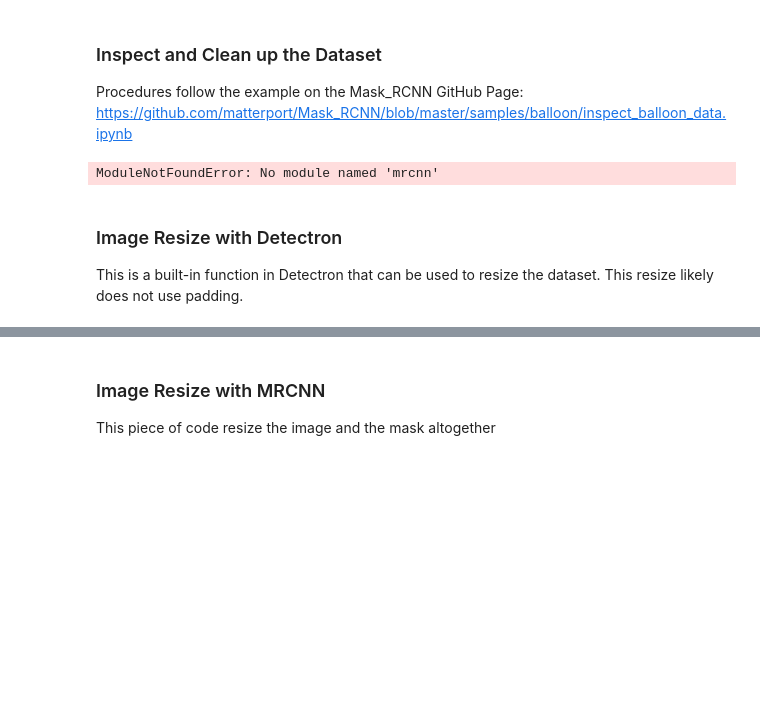
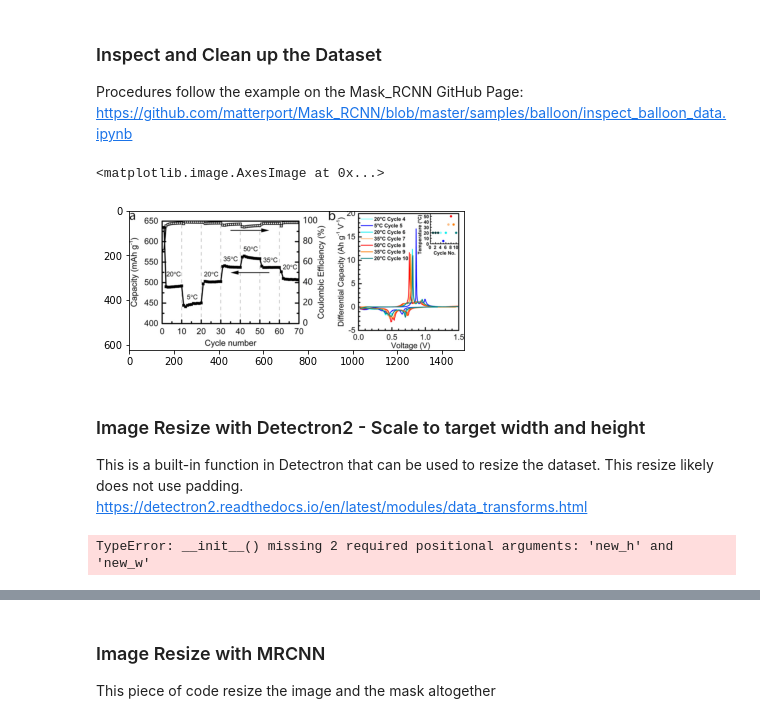
Before and after one commit to DataYoink/DataYoink, a Jupyter notebook: DorisNotebook.ipynb, the cells around one changed output, grey strips where cells are left out. Saved outputs shown, nothing was run; the diff lists cells and outputs as text; code cells hidden in the pictures; blank space fills up the shorter version.

Commit message:
updated image scaling scripts

```diff
--- a/DorisNotebook.ipynb
+++ b/DorisNotebook.ipynb
@@ -17,12 +17,10 @@ import matplotlib.pyplot as plt
 import matplotlib.patches as patches
 import matplotlib.lines as lines
 from matplotlib.patches import Polygon
-
+import PIL
+from PIL import Image
 """
-Need to Install mrcnn and detectron2
-"""
-
-import detectron2
+Need to Install mrcnn
 
 # Root directory of the project
 ROOT_DIR = os.path.abspath("../../")
@@ -35,10 +33,30 @@ import mrcnn.model as modellib
 from mrcnn.model import log
 
 from samples.balloon import balloon
+"""
+import matplotlib.image as mpimg
+
+import detectron2
+import detectron2.data.transforms as T
+from detectron2.data import DatasetMapper
+
+
 
 %matplotlib inline
-# %% [output]
-ModuleNotFoundError: No module named 'mrcnn'
+# %%
+# Import the Detectron2 Transforms module
+import detectron2.data.transforms as T
+
+# Can implement this resizing in the dataloader
+# dataloader = build_detection_train_loader(cfg,mapper=DatasetMapper(cfg, is_train=True, augmentations=[T.Resize((800, 800))]))
+
+image = detectron2.data.detection_utils.read_image("plot.jpg") # image is nd array
+image.shape
+plt.imshow(image)
+# %% [output]
+<matplotlib.image.AxesImage at 0x...>
+[figure, added]
 # %% [markdown]
-### Image Resize with Detectron
+### Image Resize with Detectron2 - Scale to target width and height
 This is a built-in function in Detectron that can be used to resize the dataset. This resize likely does not use padding.
+https://detectron2.readthedocs.io/en/latest/modules/data_transforms.html
@@ -53,0 +63,8 @@ dataloader = build_detection_train_loader(cfg,
+# %%
+scale = T.ScaleTransform (624, 1500, 500, 500) # this is a class
+resized_image = scale.apply_image(image, "bilinear")
+resized_image.shape
+plt.imshow(resized_image)
+plt.show()
+# %% [output]
+TypeError: __init__() missing 2 required positional arguments: 'new_h' and 'new_w'
```
Also changed, not shown: parts of 10 cells of this notebook, 3 other files.
